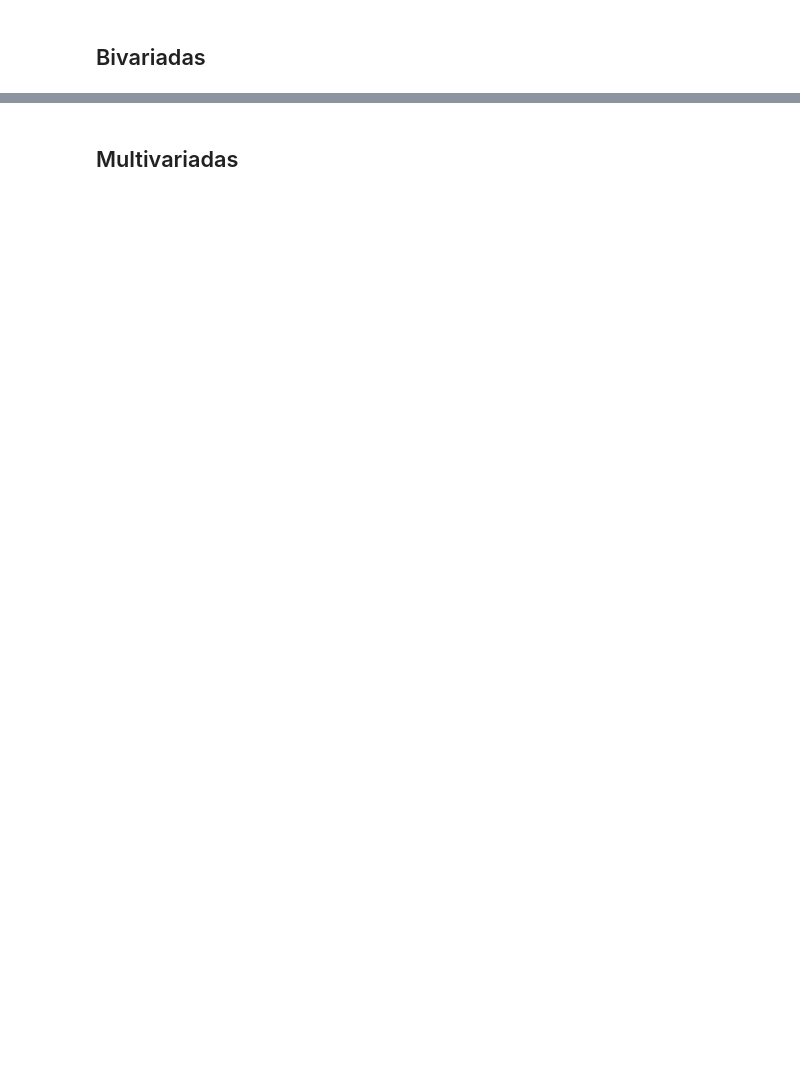
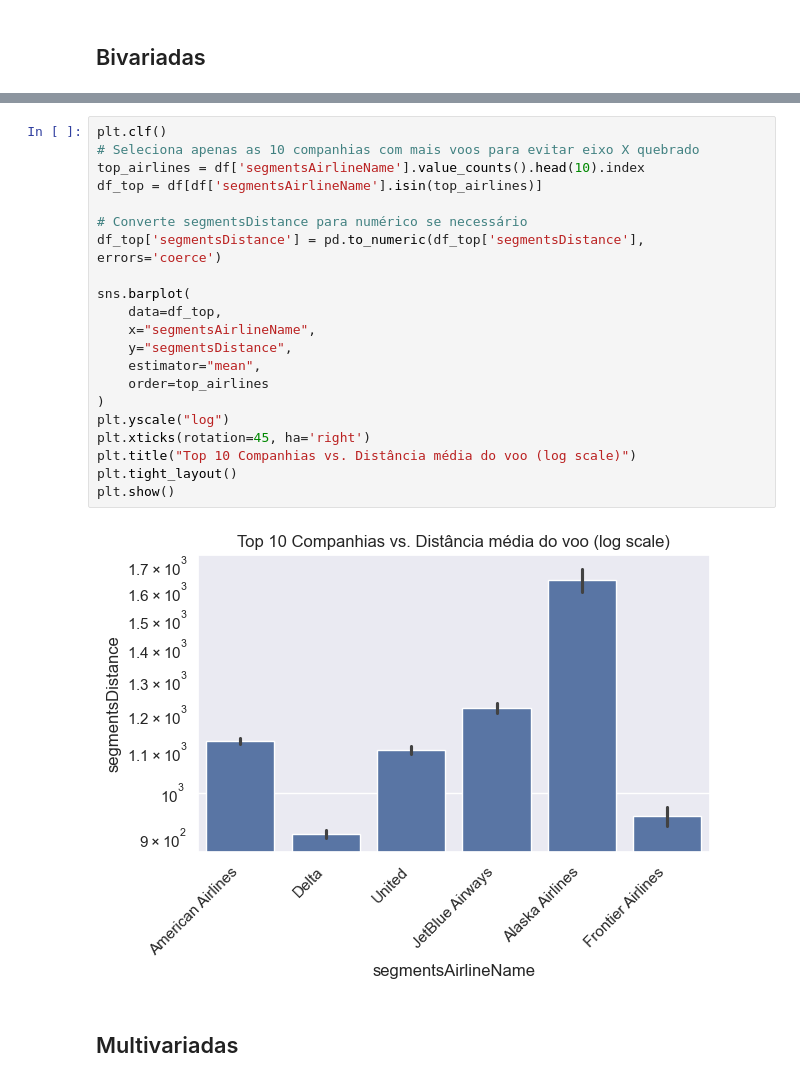
Before and after one commit to vitornuness/ads_2025_passagem_aerea, a Jupyter notebook: notebooks/2_eda.ipynb, the cells around one changed output, grey strips where cells are left out. Cells and saved outputs as stored; diff of their text form; blank space fills up the shorter version.

```diff
--- a/notebooks/2_eda.ipynb
+++ b/notebooks/2_eda.ipynb
@@ -197,2 +234,25 @@ plt.show()
+# %%
+plt.clf()
+# Seleciona apenas as 10 companhias com mais voos para evitar eixo X quebrado
+top_airlines = df['segmentsAirlineName'].value_counts().head(10).index
+df_top = df[df['segmentsAirlineName'].isin(top_airlines)]
+
+# Converte segmentsDistance para numérico se necessário
+df_top['segmentsDistance'] = pd.to_numeric(df_top['segmentsDistance'], errors='coerce')
+
+sns.barplot(
+    data=df_top,
+    x="segmentsAirlineName",
+    y="segmentsDistance",
+    estimator="mean",
+    order=top_airlines
+)
+plt.yscale("log")
+plt.xticks(rotation=45, ha='right')
+plt.title("Top 10 Companhias vs. Distância média do voo (log scale)")
+plt.tight_layout()
+plt.show()
+# %% [output]
+[figure, added]
 # %% [markdown]
 ## Multivariadas
```
Also changed, not shown: parts of 15 cells of this notebook, 1 other file.
